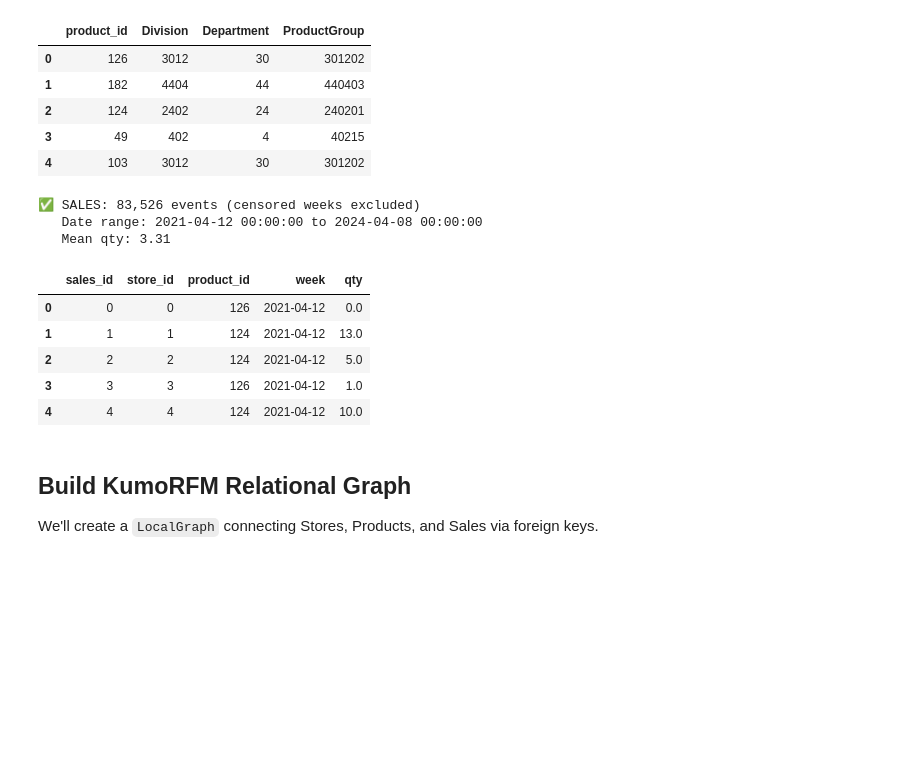
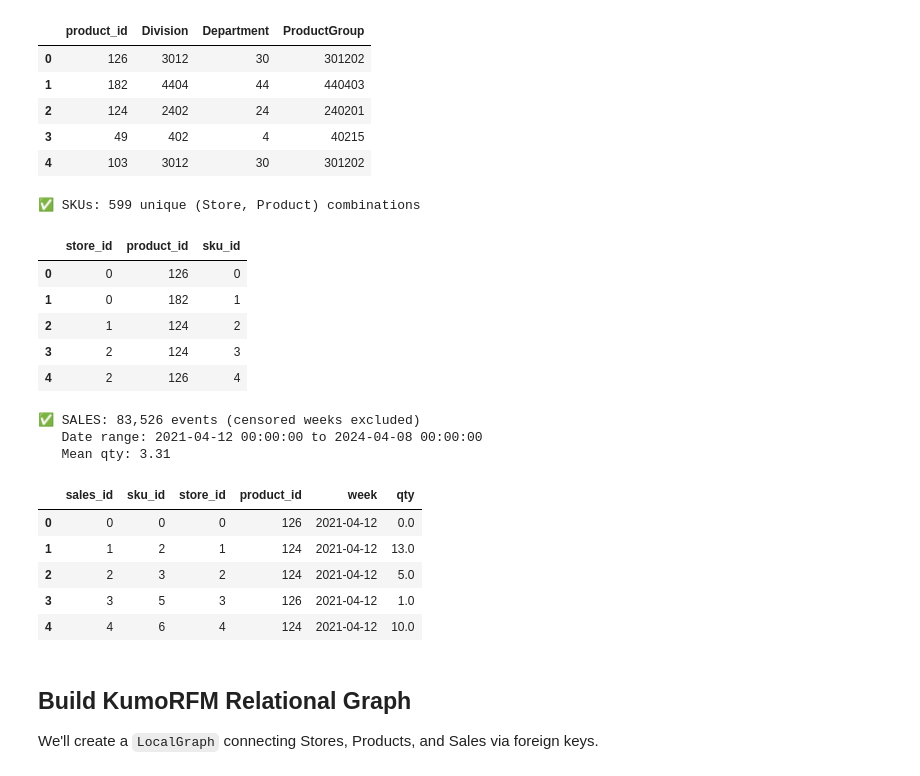
Before and after one commit to senoni-research/vn2inventory, a Jupyter notebook: notebooks/kumo_rfm_forecast.ipynb, the cells around one changed output. Saved outputs shown, nothing was run; the diff lists cells and outputs as text; code cells hidden in the pictures; blank space fills up the shorter version.

```diff
--- a/notebooks/kumo_rfm_forecast.ipynb
+++ b/notebooks/kumo_rfm_forecast.ipynb
@@ -138,15 +149,27 @@ display(stores_df.head())
 | 3 | 3 |
 | 4 | 4 |
 # %%
-# 2. PRODUCTS table with hierarchy
-products_df = master[['Product', 'Division', 'Department', 'ProductGroup']].copy()
+# 2. PRODUCTS table (dimension): full hierarchy for multi-hop reasoning
+product_cols = ['Product', 'Division', 'Department', 'ProductGroup']
+# Add optional attributes if present
+for col in ['Brand', 'Category', 'SubCategory', 'Price', 'Supplier']:
+    if col in master.columns:
+        product_cols.append(col)
+
+products_df = master[product_cols].copy()
 products_df = products_df.rename(columns={'Product': 'product_id'})
 products_df = products_df.drop_duplicates('product_id').reset_index(drop=True)
+
+# Fill missing categorical with 'Unknown'
+for col in products_df.columns:
+    if col != 'product_id' and products_df[col].dtype == 'object':
+        products_df[col] = products_df[col].fillna('Unknown')
 
 print(f"✅ PRODUCTS: {len(products_df)} products")
 print(f"   Divisions: {products_df['Division'].nunique()}")
 print(f"   Departments: {products_df['Department'].nunique()}")
 print(f"   Product Groups: {products_df['ProductGroup'].nunique()}")
+print(f"   Attributes: {list(products_df.columns)}")
 display(products_df.head())
 # %% [output]
 ✅ PRODUCTS: 297 products
@@ -160,57 +183,78 @@ display(products_df.head())
 | 3 | 49 | 402 | 4 | 40215 |
 | 4 | 103 | 3012 | 30 | 301202 |
 # %%
-# 3. SKU entity table (Store-Product combinations)
-# This will be our prediction target entity
+# 3. SKU entity table (prediction target)
+# Add optional SKU-level attributes if available
 skus_df = sales_wide[INDEX].copy()
 skus_df = skus_df.rename(columns={'Store': 'store_id', 'Product': 'product_id'})
-skus_df['sku_id'] = range(len(skus_df))  # Unique ID for each (store, product) pair
+skus_df['sku_id'] = range(len(skus_df))
+
+# Optional: add SKU-level features from Master if available
+sku_features = ['ListPrice', 'CostPrice', 'Supplier', 'LaunchDate']
+for col in sku_features:
+    if col in master.columns:
+        feat_map = master.set_index(['Store', 'Product'])[col]
+        skus_df[col] = skus_df.set_index(['store_id', 'product_id']).index.map(
+            feat_map.to_dict()
+        )
 
 print(f"✅ SKUs: {len(skus_df)} unique (Store, Product) combinations")
+print(f"   Attributes: {list(skus_df.columns)}")
 display(skus_df.head())
 
-# 4. SALES table (long format, censorship-aware)
+# 4. SALES table (temporal event, censorship-aware)
 # Melt sales_c (availability-masked) to long format
 sales_long = (
     sales_c.reset_index()
     .melt(id_vars=INDEX, var_name='week', value_name='qty')
     .rename(columns={'Store': 'store_id', 'Product': 'product_id'})
 )
 
-# Drop NaN (censored weeks) - KumoRFM will not see these events
+# Drop NaN (censored weeks) - KumoRFM will not see these as events
 sales_long = sales_long.dropna(subset=['qty'])
 
 # Ensure correct types
 sales_long['qty'] = sales_long['qty'].astype(float)
 sales_long['week'] = pd.to_datetime(sales_long['week'])
+
+# Temporal truncation: only include sales up to as-of date (Week 0 = 2024-04-08)
+AS_OF_DATE = pd.Timestamp('2024-04-08')
+sales_long = sales_long[sales_long['week'] <= AS_OF_DATE]
 
 # Create unique sales_id for primary key
 sales_long['sales_id'] = range(len(sales_long))
 
 # Add sku_id foreign key to link to skus table
 sales_long = sales_long.merge(
     skus_df[['store_id', 'product_id', 'sku_id']],
     on=['store_id', 'product_id'],
     how='left'
 )
 
-# Reorder
+# Reorder - explicit time column for RFM
 sales_long = sales_long[['sales_id', 'sku_id', 'store_id', 'product_id', 'week', 'qty']].reset_index(drop=True)
 
-print(f"✅ SALES: {len(sales_long):,} events (censored weeks excluded)")
+print(f"✅ SALES: {len(sales_long):,} events (censored weeks excluded, ≤ {AS_OF_DATE.date()})")
 print(f"   Date range: {sales_long['week'].min()} to {sales_long['week'].max()}")
 print(f"   Mean qty: {sales_long['qty'].mean():.2f}")
 display(sales_long.head())
 # %% [output]
-✅ SALES: 83,526 events (censored weeks excluded)
-   Date range: 2021-04-12 00:00:00 to 2024-04-08 00:00:00
-   Mean qty: 3.31
+✅ SKUs: 599 unique (Store, Product) combinations
-|  | sales_id | store_id | product_id | week | qty |
-| 0 | 0 | 0 | 126 | 2021-04-12 | 0.0 |
-| 1 | 1 | 1 | 124 | 2021-04-12 | 13.0 |
-| 2 | 2 | 2 | 124 | 2021-04-12 | 5.0 |
-| 3 | 3 | 3 | 126 | 2021-04-12 | 1.0 |
-| 4 | 4 | 4 | 124 | 2021-04-12 | 10.0 |
+|  | store_id | product_id | sku_id |
+| 0 | 0 | 126 | 0 |
+| 1 | 0 | 182 | 1 |
+| 2 | 1 | 124 | 2 |
+| 3 | 2 | 124 | 3 |
+| 4 | 2 | 126 | 4 |
+✅ SALES: 83,526 events (censored weeks excluded)
+   Date range: 2021-04-12 00:00:00 to 2024-04-08 00:00:00
+   Mean qty: 3.31
+|  | sales_id | sku_id | store_id | product_id | week | qty |
+| 0 | 0 | 0 | 0 | 126 | 2021-04-12 | 0.0 |
+| 1 | 1 | 2 | 1 | 124 | 2021-04-12 | 13.0 |
+| 2 | 2 | 3 | 2 | 124 | 2021-04-12 | 5.0 |
+| 3 | 3 | 5 | 3 | 126 | 2021-04-12 | 1.0 |
+| 4 | 4 | 6 | 4 | 124 | 2021-04-12 | 10.0 |
 # %% [markdown]
 ## Build KumoRFM Relational Graph
 
```
Also changed, not shown: parts of 23 cells of this notebook.
